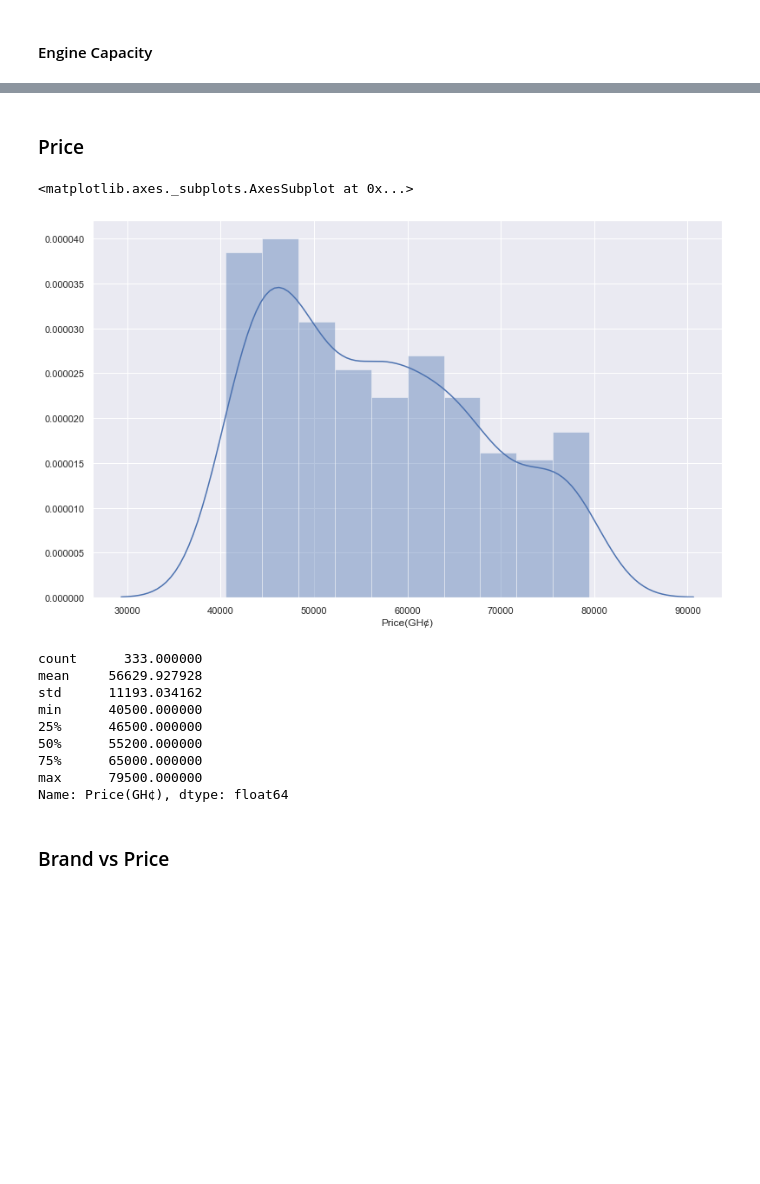
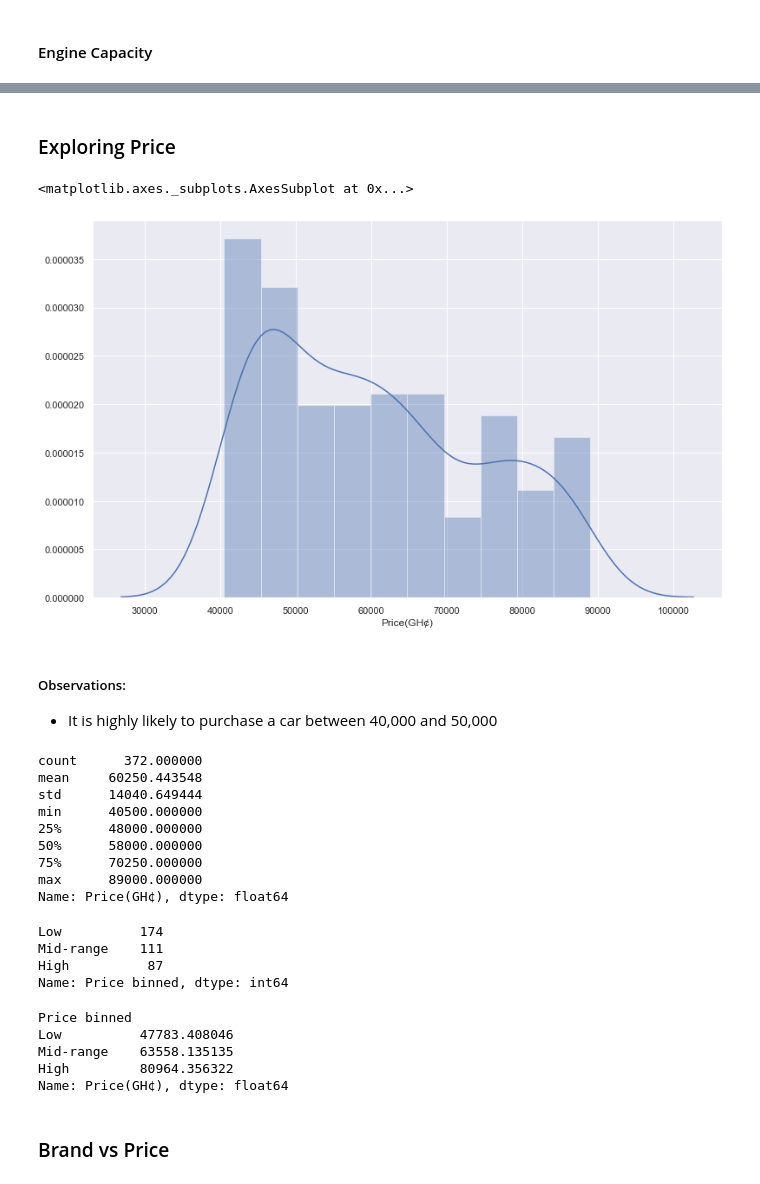
Before and after one commit to GeekiAdubea/Car-Portal-Analysis-Ghana, a Jupyter notebook: Car Portal EDA.ipynb, the cells around one changed output, grey strips where cells are left out. Saved outputs shown, nothing was run; the diff lists cells and outputs as text; code cells hidden in the pictures; blank space fills up the shorter version.

```diff
--- a/Car Portal EDA.ipynb
+++ b/Car Portal EDA.ipynb
@@ -343,0 +361,2 @@ plt.xticks(rotation=45)
+# %%
+data['Body type'] = data['Body type'].apply(lambda x: combine(x))
@@ -368,6 +395,6 @@ Since there are very small values of other fuel types, it will be grouped into a
 # %%
 def combine(val):
-    if val in ['Other', 'Hybrid', 'Petrol, Hybrid', 'CNG', 'Petrol, Other', 'Diesel, Petrol']:
+    if val not in ['Petrol', 'Diesel']:
         val = 'Other'
     else:
         pass
@@ -481,3 +488,5 @@ It is almost impossible to have a mileage of 0km because even for a new car, it
+# %%
+data = data[data['Mileage(km)'] > 0]
 # %% [markdown]
 #### Engine Capacity
 # %%
@@ -523,3 +518,3 @@ Text(0.5, 1.0, 'Distribution of Engine Capacity in litres')
 # %%
-filtered = data[(data['Price(GH¢)'] > 40000) & (data['Price(GH¢)'] < 80000)]
+df = data[(data['Price(GH¢)'] > 40000) & (data['Price(GH¢)'] < 90000)]
 # %%
@@ -568,20 +548,24 @@ filtered[['Listing', 'Brand', 'Model', 'Body type', 'Fuel type', 'Condition', 'T
 # %% [markdown]
-### Price
+###  Exploring Price
 # %%
 fig, ax = plt.subplots(figsize=(13, 8))
-sns.distplot(filtered['Price(GH¢)'], bins=10)
+sns.distplot(df['Price(GH¢)'], bins=10)
 # %% [output]
 <matplotlib.axes._subplots.AxesSubplot at 0x...>
-[figure, old version]
+[figure, new version]
+# %% [markdown]
+##### Observations:
+
+* It is highly likely to purchase a car between 40,000 and 50,000
 # %%
-filtered['Price(GH¢)'].describe()
+df['Price(GH¢)'].describe()
 # %% [output]
-count      333.000000
-mean     56629.927928
-std      11193.034162
+count      372.000000
+mean     60250.443548
+std      14040.649444
 min      40500.000000
-25%      46500.000000
-50%      55200.000000
-75%      65000.000000
-max      79500.000000
+25%      48000.000000
+50%      58000.000000
+75%      70250.000000
+max      89000.000000
 Name: Price(GH¢), dtype: float64
@@ -588,3 +574,18 @@ Name: Price(GH¢), dtype: float64
+# %%
+df['Price binned'].value_counts()
+# %% [output]
+Low          174
+Mid-range    111
+High          87
+Name: Price binned, dtype: int64
+# %%
+df.groupby('Price binned').mean()['Price(GH¢)']
+# %% [output]
+Price binned
+Low          47783.408046
+Mid-range    63558.135135
+High         80964.356322
+Name: Price(GH¢), dtype: float64
 # %% [markdown]
 ### Brand vs Price
 # %%
```
Also changed, not shown: parts of 124 cells of this notebook.
